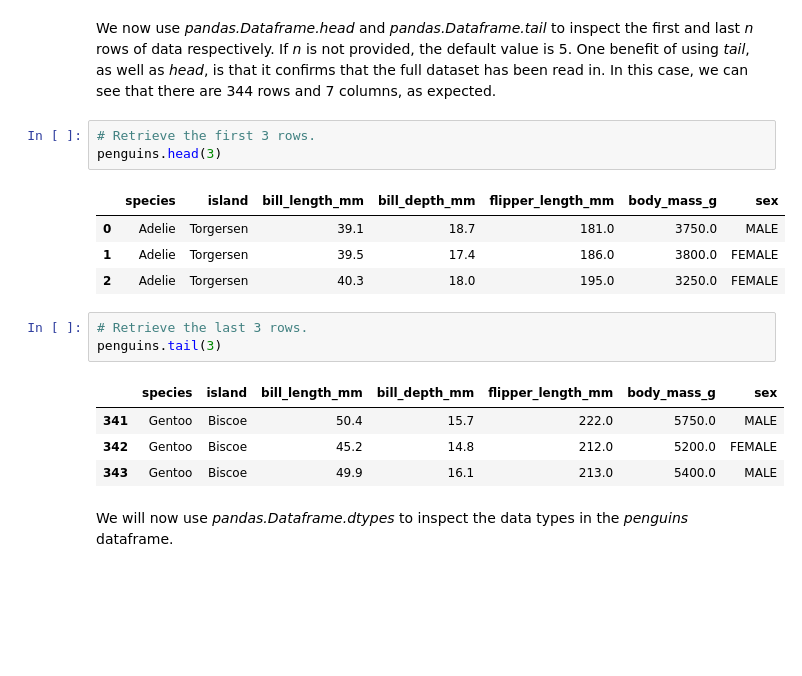
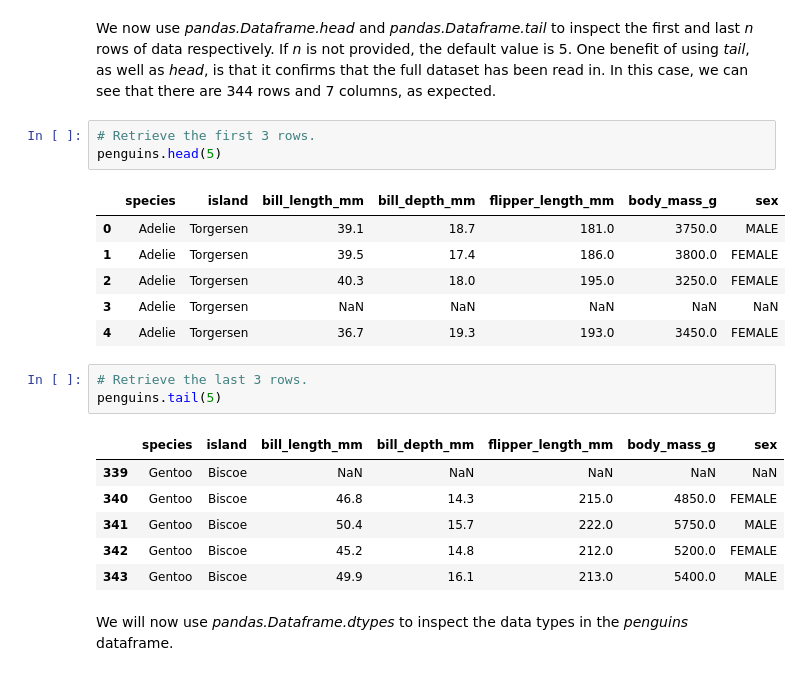
Before and after one commit to dvdgeroconnell/PODA-coursework, a Jupyter notebook: penguins.ipynb, the cells around one changed output. Cells and saved outputs as stored; diff of their text form; blank space fills up the shorter version.

```diff
--- a/penguins.ipynb
+++ b/penguins.ipynb
@@ -98,17 +97,21 @@ penguins.shape
 We now use *pandas.Dataframe.head* and *pandas.Dataframe.tail* to inspect the first and last *n* rows of data respectively. If *n* is not provided, the default value is 5. One benefit of using *tail*, as well as *head*, is that it confirms that the full dataset has been read in. In this case, we can see that there are 344 rows and 7 columns, as expected.
 # %%
 # Retrieve the first 3 rows.
-penguins.head(3)
+penguins.head(5)
 # %% [output]
 |  | species | island | bill_length_mm | bill_depth_mm | flipper_length_mm | body_mass_g | sex |
 | 0 | Adelie | Torgersen | 39.1 | 18.7 | 181.0 | 3750.0 | MALE |
 | 1 | Adelie | Torgersen | 39.5 | 17.4 | 186.0 | 3800.0 | FEMALE |
 | 2 | Adelie | Torgersen | 40.3 | 18.0 | 195.0 | 3250.0 | FEMALE |
+| 3 | Adelie | Torgersen | NaN | NaN | NaN | NaN | NaN |
+| 4 | Adelie | Torgersen | 36.7 | 19.3 | 193.0 | 3450.0 | FEMALE |
 # %%
 # Retrieve the last 3 rows.
-penguins.tail(3)
+penguins.tail(5)
 # %% [output]
 |  | species | island | bill_length_mm | bill_depth_mm | flipper_length_mm | body_mass_g | sex |
+| 339 | Gentoo | Biscoe | NaN | NaN | NaN | NaN | NaN |
+| 340 | Gentoo | Biscoe | 46.8 | 14.3 | 215.0 | 4850.0 | FEMALE |
 | 341 | Gentoo | Biscoe | 50.4 | 15.7 | 222.0 | 5750.0 | MALE |
 | 342 | Gentoo | Biscoe | 45.2 | 14.8 | 212.0 | 5200.0 | FEMALE |
 | 343 | Gentoo | Biscoe | 49.9 | 16.1 | 213.0 | 5400.0 | MALE |
```
Also changed, not shown: parts of 16 cells of this notebook.
